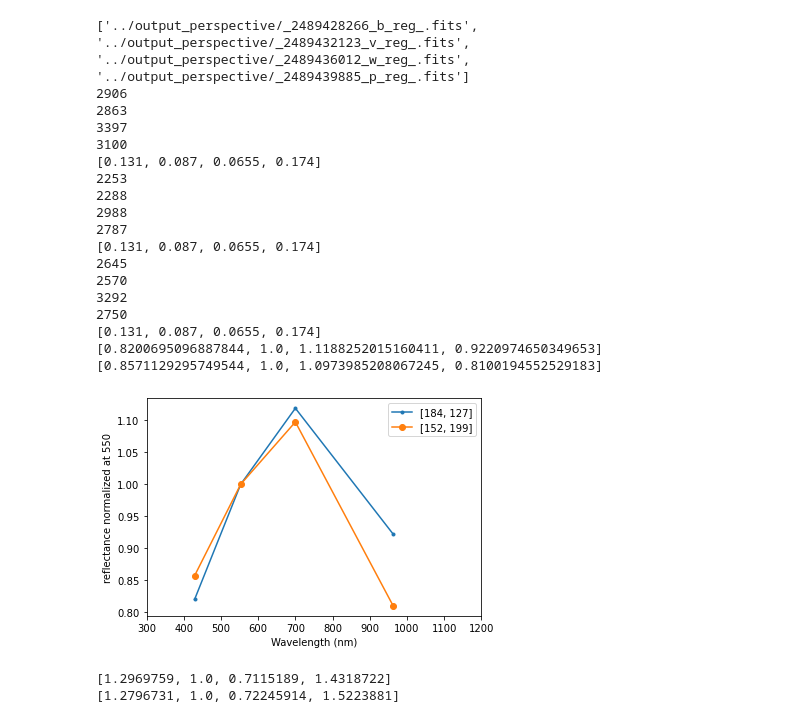
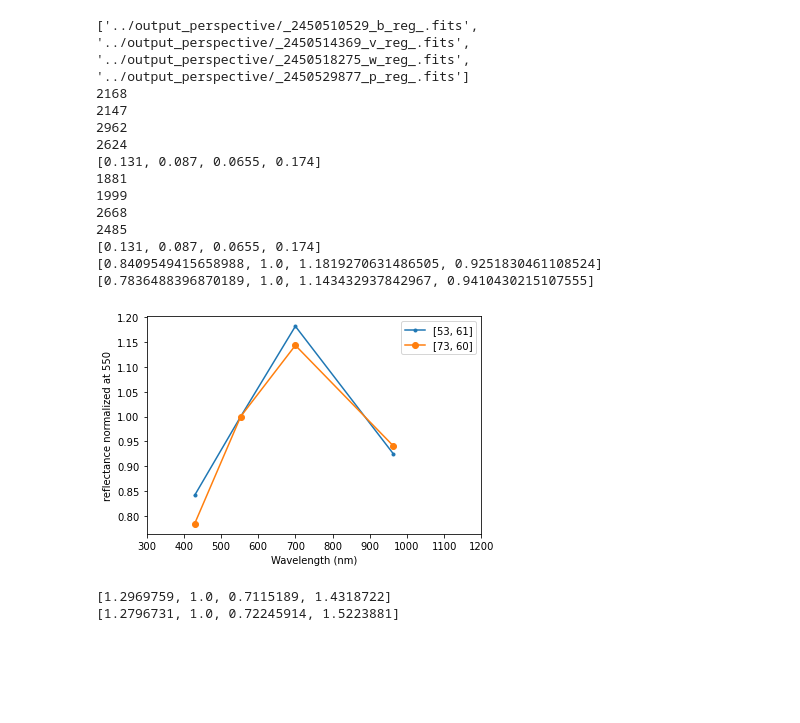
Before and after one commit to akihirohattori/preprocess, a Jupyter notebook: make_spectrum.ipynb, the cells around one changed output. Drawn from its saved outputs; the diff is of its cells as text; code cells hidden in the pictures; blank space fills up the shorter version.

```diff
--- a/make_spectrum.ipynb
+++ b/make_spectrum.ipynb
@@ -26,45 +53,39 @@ def conversion_ref(image_filelist, x, y):
     return result
 # %%
 # target_files = "../output_perspective/cor*.fits"
-target_files = "../output_perspective/_*.fits"
+target_files = "../output_perspective/_2450*.fits"
 image_files = sorted(glob.glob(target_files))
 print(image_files)
 l1 = []
 l2 = []
-l1 = conversion_ref(image_files, 123, 133)
-l1 = conversion_ref(image_files, 135, 145)
-l2 = conversion_ref(image_files, 126, 189)
+l1 = conversion_ref(image_files, 60, 52)
+l2 = conversion_ref(image_files, 59, 72)
 wave_length = [429, 553, 700, 963]
 print(l1)
 print(l2)
-plt.plot(wave_length, l1, marker = ".", label = [184,127])
-plt.plot(wave_length, l2, marker = "o", label = [152,199])
+plt.plot(wave_length, l1, marker = ".", label = [53,61])
+plt.plot(wave_length, l2, marker = "o", label = [73,60])
 
 plt.xlabel('Wavelength (nm)')
 plt.xlim(300, 1200)
 plt.ylabel('reflectance normalized at 550')
 plt.legend(loc = 'upper right')
 plt.show()
 # %% [output]
-['../output_perspective/_2489428266_b_reg_.fits', '../output_perspective/_2489432123_v_reg_.fits', '../output_perspective/_2489436012_w_reg_.fits', '../output_perspective/_2489439885_p_reg_.fits']
-2906
-2863
-3397
-3100
+['../output_perspective/_2450510529_b_reg_.fits', '../output_perspective/_2450514369_v_reg_.fits', '../output_perspective/_2450518275_w_reg_.fits', '../output_perspective/_2450529877_p_reg_.fits']
+2168
+2147
+2962
+2624
 [0.131, 0.087, 0.0655, 0.174]
-2253
-2288
-2988
-2787
+1881
+1999
+2668
+2485
 [0.131, 0.087, 0.0655, 0.174]
-2645
-2570
-3292
-2750
-[0.131, 0.087, 0.0655, 0.174]
-[0.8200695096887844, 1.0, 1.1188252015160411, 0.9220974650349653]
-[0.8571129295749544, 1.0, 1.0973985208067245, 0.8100194552529183]
+[0.8409549415658988, 1.0, 1.1819270631486505, 0.9251830461108524]
+[0.7836488396870189, 1.0, 1.143432937842967, 0.9410430215107555]
-[figure, old version]
+[figure, new version]
 # %%
 image_files
 df_b = pd.DataFrame(fits.getdata(image_files[0]))
```
Also changed, not shown: parts of 1 cell of this notebook, 5 other files.
